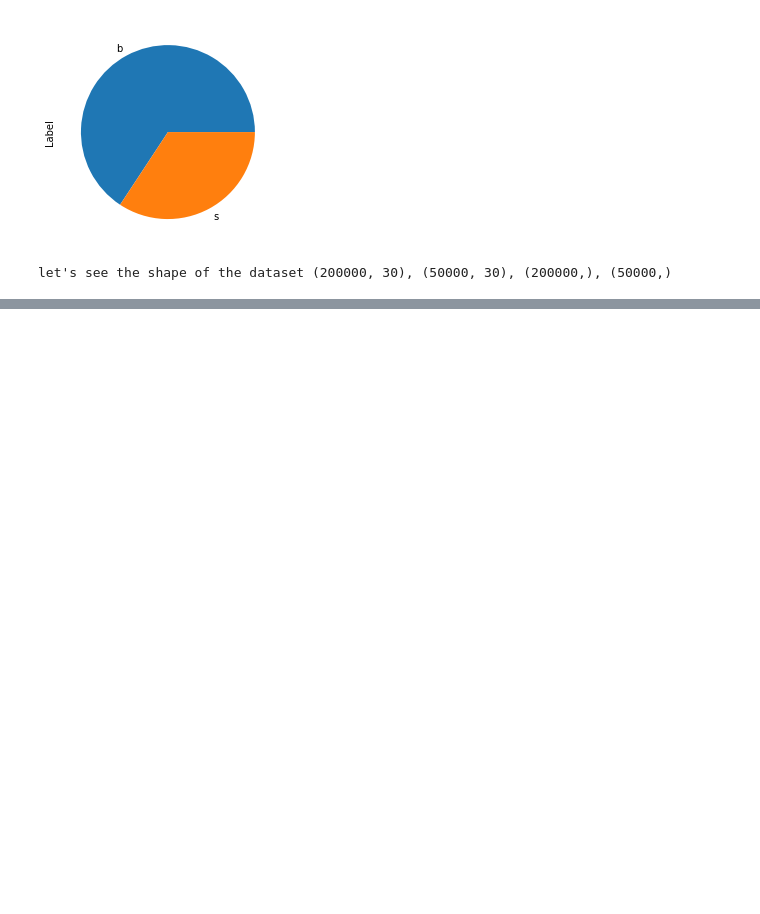
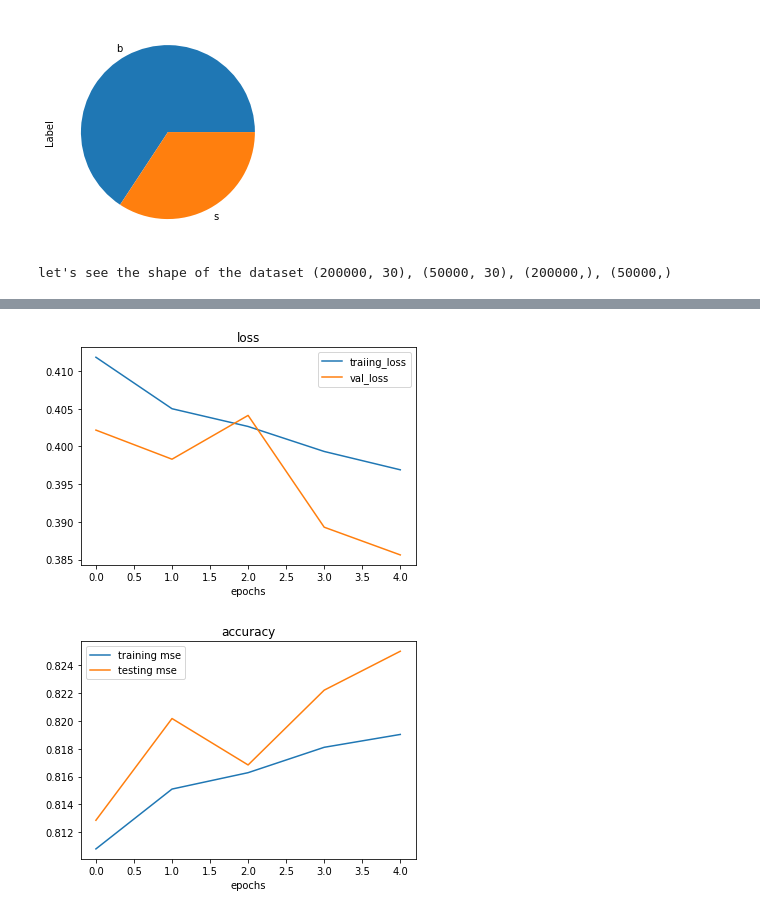
Before and after one commit to rushikeshnaik779/HiggsBoson, a Jupyter notebook: HiggsBoson_baseline.ipynb, the cells around one changed output, grey strips where cells are left out. Drawn from its saved outputs; the diff is of its cells as text; code cells hidden in the pictures; blank space fills up the shorter version.

```diff
--- a/HiggsBoson_baseline.ipynb
+++ b/HiggsBoson_baseline.ipynb
@@ -245,0 +366,4 @@ plot_loss_curves(history_2)
+# %%
+history_2 = model.fit(X_train, y_train_label, epochs=5, validation_data=(X_test, y_test_label))
+plot_loss_curves(history_2)
+# %% [output]
@@ -245,0 +380,2 @@ plot_loss_curves(history_2)
+[figure, added]
+[figure, added]
```
Also changed, not shown: parts of 15 cells of this notebook.
